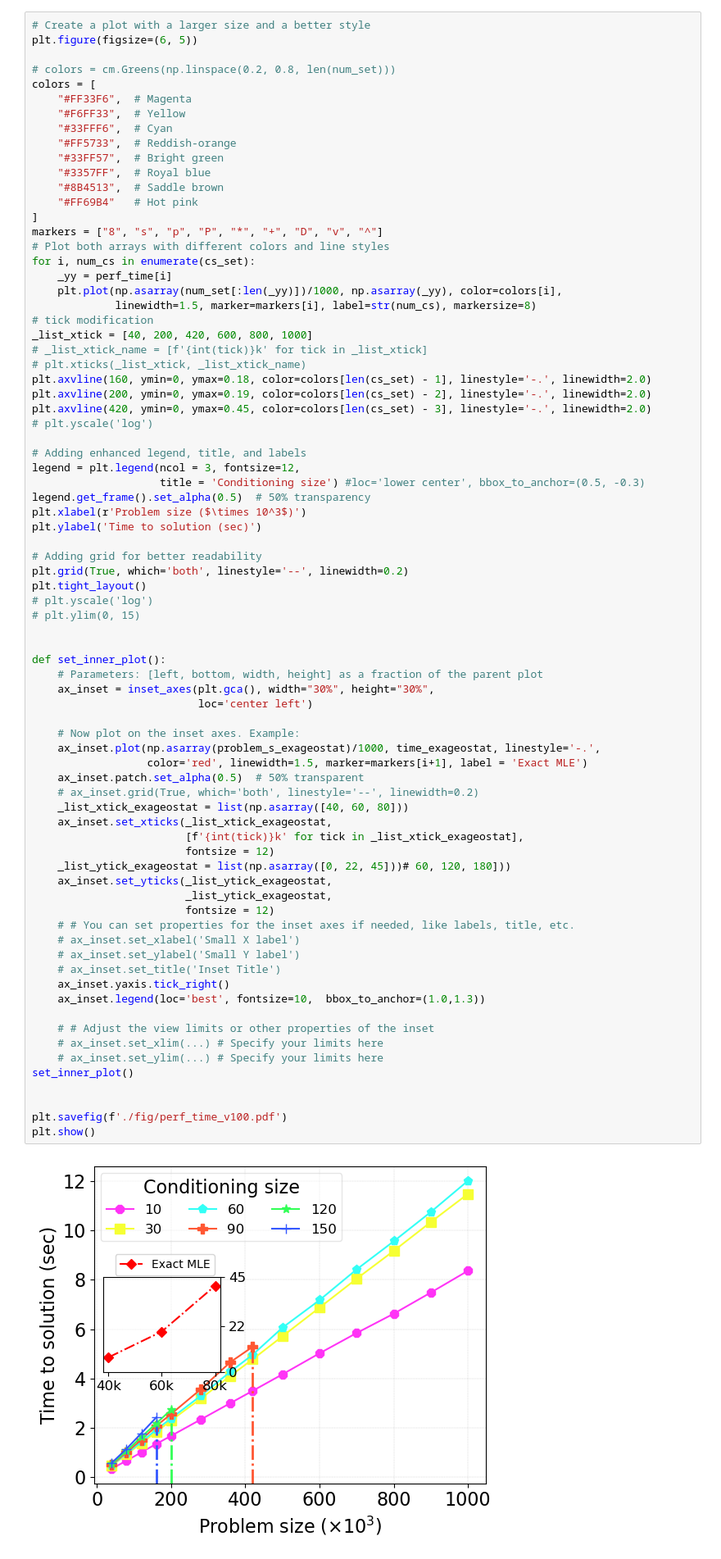
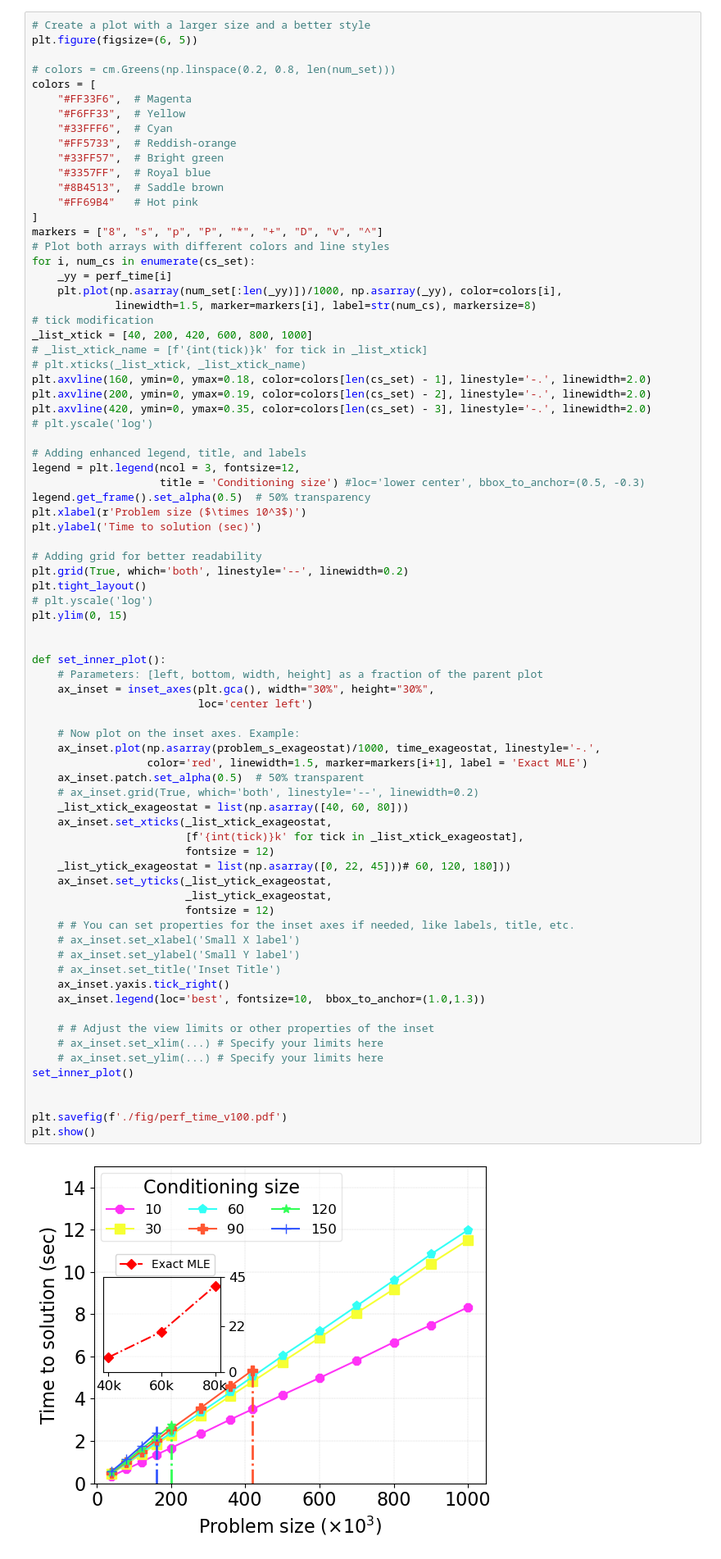
Before and after one commit to jack-pan-ai/Batched-Vecchia-Approximation, a Jupyter notebook: testing/test_perf_plot_v100.ipynb, the cells around one changed output. Shown: that part at 82% size. Cells and saved outputs as stored; diff of their text form.

```diff
--- a/testing/test_perf_plot_v100.ipynb
+++ b/testing/test_perf_plot_v100.ipynb
@@ -85,7 +107,7 @@ _list_xtick = [40, 200, 420, 600, 800, 1000]
 # plt.xticks(_list_xtick, _list_xtick_name)
 plt.axvline(160, ymin=0, ymax=0.18, color=colors[len(cs_set) - 1], linestyle='-.', linewidth=2.0)
 plt.axvline(200, ymin=0, ymax=0.19, color=colors[len(cs_set) - 2], linestyle='-.', linewidth=2.0)
-plt.axvline(420, ymin=0, ymax=0.45, color=colors[len(cs_set) - 3], linestyle='-.', linewidth=2.0)
+plt.axvline(420, ymin=0, ymax=0.35, color=colors[len(cs_set) - 3], linestyle='-.', linewidth=2.0)
 # plt.yscale('log')
 
 # Adding enhanced legend, title, and labels
@@ -99,7 +121,7 @@ plt.ylabel('Time to solution (sec)')
 plt.grid(True, which='both', linestyle='--', linewidth=0.2)
 plt.tight_layout()
 # plt.yscale('log')
-# plt.ylim(0, 15)
+plt.ylim(0, 15)
 
 
 def set_inner_plot():
@@ -109,34 +131,34 @@ def set_inner_plot():
 
     # Now plot on the inset axes. Example:
     ax_inset.plot(np.asarray(problem_s_exageostat)/1000, time_exageostat, linestyle='-.',
                   color='red', linewidth=1.5, marker=markers[i+1], label = 'Exact MLE')
     ax_inset.patch.set_alpha(0.5)  # 50% transparent
     # ax_inset.grid(True, which='both', linestyle='--', linewidth=0.2)
     _list_xtick_exageostat = list(np.asarray([40, 60, 80]))
     ax_inset.set_xticks(_list_xtick_exageostat,
                         [f'{int(tick)}k' for tick in _list_xtick_exageostat],
                         fontsize = 12)
     _list_ytick_exageostat = list(np.asarray([0, 22, 45]))# 60, 120, 180]))
     ax_inset.set_yticks(_list_ytick_exageostat,
                         _list_ytick_exageostat,
                         fontsize = 12)
     # # You can set properties for the inset axes if needed, like labels, title, etc.
     # ax_inset.set_xlabel('Small X label')
     # ax_inset.set_ylabel('Small Y label')
     # ax_inset.set_title('Inset Title')
     ax_inset.yaxis.tick_right()
     ax_inset.legend(loc='best', fontsize=10,  bbox_to_anchor=(1.0,1.3))
 
     # # Adjust the view limits or other properties of the inset
     # ax_inset.set_xlim(...) # Specify your limits here
     # ax_inset.set_ylim(...) # Specify your limits here
 set_inner_plot()
 
 
 plt.savefig(f'./fig/perf_time_v100.pdf')
 plt.show()
 # %% [output]
-[figure, old version]
+[figure, new version]
 # %%
 # Create a plot with a larger size and a better style
 plt.figure(figsize=(6, 5))
```
Also changed, not shown: parts of 4 cells of this notebook, 7 other files.
